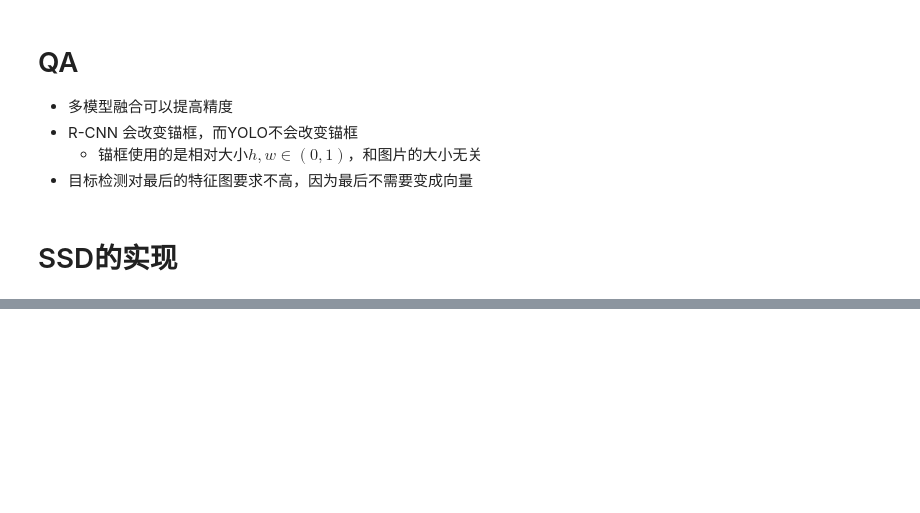
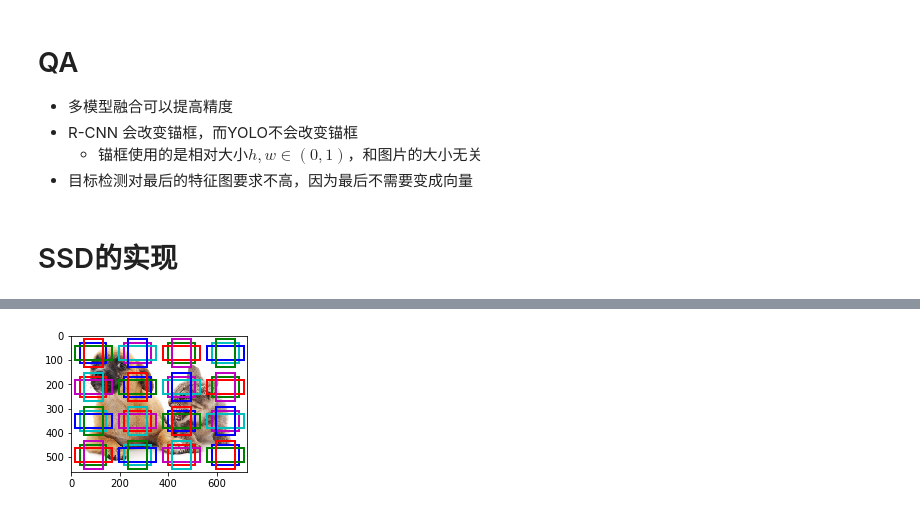
Before and after one commit to maxsola163/d2l_pytorch_note, a Jupyter notebook: pytorch/my_done/30_物体选择算法.ipynb, the cells around one changed output, grey strips where cells are left out. Saved outputs shown, nothing was run; the diff lists cells and outputs as text; code cells hidden in the pictures; blank space fills up the shorter version.

```diff
--- a/pytorch/my_done/30_物体选择算法.ipynb
+++ b/pytorch/my_done/30_物体选择算法.ipynb
@@ -74,0 +90,14 @@ import torch
+# %%
+def display_anchors(fmap_w, fmap_h, s):
+    fmap = torch.zeros((1, 10, fmap_h, fmap_w))
+    anchors = d2l.multibox_prior(
+        fmap,
+        sizes=s,
+        ratios=[1, 2, 0.5]
+    )
+    bbox_scale = torch.tensor((w, h, w, h))
+    d2l.show_bboxes(d2l.plt.imshow(img).axes, anchors[0] * bbox_scale)
+# %%
+display_anchors(4, 4, [0.15])
+# %% [output]
+[figure, added]
```
Also changed, not shown: parts of 21 cells of this notebook, 8 other files.
